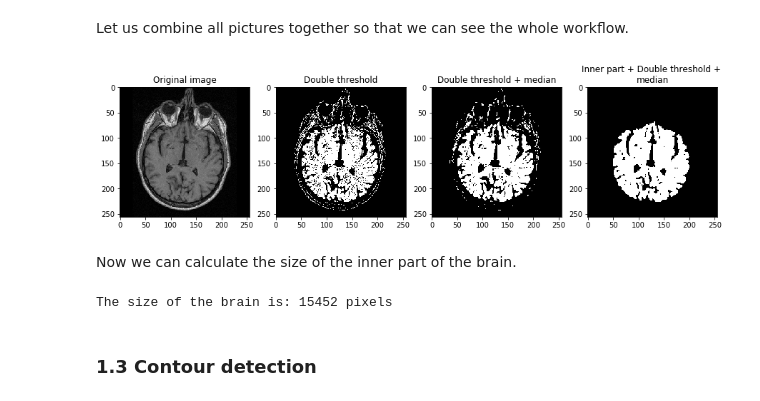
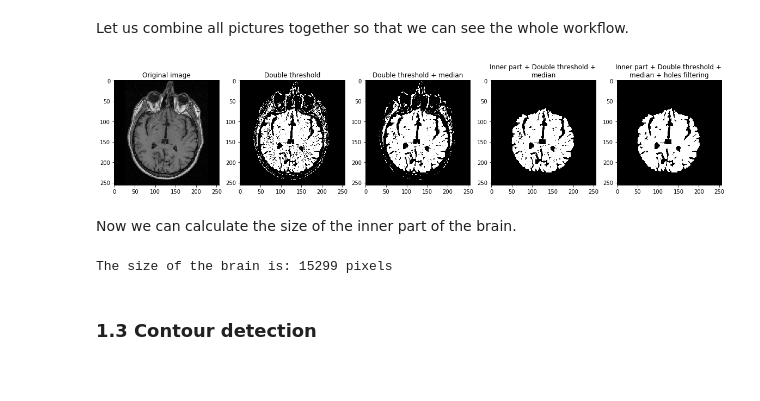
Before and after one commit to oganesManasian/Image-analysis-and-pattern-recognition, a Jupyter notebook: labs/lab_01_segmentation.ipynb, the cells around one changed output. Saved outputs shown, nothing was run; the diff lists cells and outputs as text; code cells hidden in the pictures.

Commit message:
finished gaussians, finished double

```diff
--- a/labs/lab_01_segmentation.ipynb
+++ b/labs/lab_01_segmentation.ipynb
@@ -192,7 +196,7 @@ def region_growing(mask):
 Now let us choose manually two thresholds that could extract the inner part of the brain and filter out the skull and the background. By looking at the histogram and the image we could conclude that brighter pixels with gray intensities around 95 correspond to the skull and dark pixels with gray intensities below 65 correspond to the background.
 # %%
 upper_threshold = 90  # The threshold to exclude bright "skull" pixels
-lower_threshold = 65 # The threshold to exclude "background" pixel
+lower_threshold = 60 # The threshold to exclude "background" pixel
 
 # Create a mask that indicate only the inner part of the brain
 brain_mask_double = [[(pixel > lower_threshold) and (pixel < upper_threshold)
@@ -226,7 +230,7 @@ print(f"{len(regions)} connected regions were found")
 inner_brain_region = max(regions, key=len)
 
 inner_brain_mask_double_filtered = np.full(brain_im.shape, fill_value=False)
-for coords in brain_region:
+for coords in inner_brain_region:
     inner_brain_mask_double_filtered[coords] = True
 
 fig, ax = plt.subplots(1, 1, figsize=(6, 6))
@@ -238,0 +245,9 @@ ax.axis('off');
+# %%
+holes_threshold = 10
+
+inner_brain_double = remove_small_holes(inner_brain_mask_double_filtered, area_threshold=holes_threshold)
+
+fig, ax = plt.subplots(1, 1, figsize=(6, 6))
+ax.imshow(inner_brain_double, cmap='gray')
+ax.set_title('Inner part + Double thresholding + \nmedian filtering ({} px, {} px)'.format(im_h, im_w))
+ax.axis('off');
@@ -239,26 +256,29 @@ ax.axis('off');
 # %% [markdown]
 Let us combine all pictures together so that we can see the whole workflow.
 # %%
-titles = ["Original image", "Double threshold", "Double threshold + median", "Inner part + Double threshold + \nmedian"]
+titles = ["Original image", "Double threshold", "Double threshold + median",
+          "Inner part + Double threshold + \nmedian", "Inner part + Double threshold + \nmedian + holes filtering"]
+
 masks = [brain_im,
          brain_mask_double,
          brain_mask_double_filtered,
-         inner_brain_mask_double_filtered]
+         inner_brain_mask_double_filtered,
+         inner_brain_double]
 
-fig, ax = plt.subplots(1, len(masks), figsize=(15, 10))
+fig, ax = plt.subplots(1, len(masks), figsize=(20, 10))
 
 for i in range(len(masks)):
     ax[i].imshow(masks[i], cmap='gray')
     ax[i].set_title(titles[i])
 # %% [output]
-[figure, old version]
+[figure, new version]
 # %% [markdown]
 Now we can calculate the size of the inner part of the brain.
 # %%
-brain_size = np.sum(np.sum(inner_brain_mask_double_filtered))
+brain_size = np.sum(np.sum(inner_brain_double))
 print('The size of the brain is: {} pixels'.format(brain_size))
 # %% [output]
-The size of the brain is: 15452 pixels
+The size of the brain is: 15299 pixels
 # %% [markdown]
 ### 1.3 Contour detection
 # %% [markdown]
```
Also changed, not shown: parts of 26 cells of this notebook.
